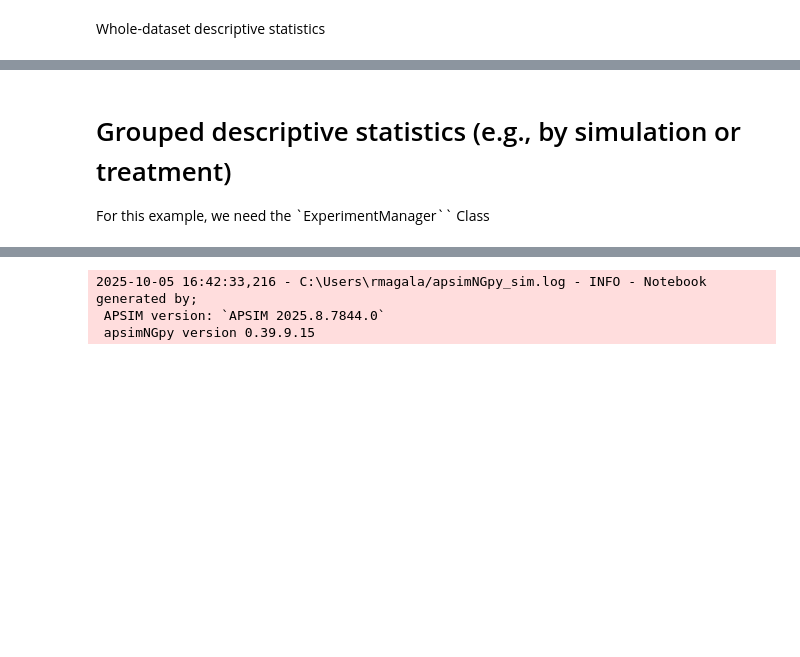
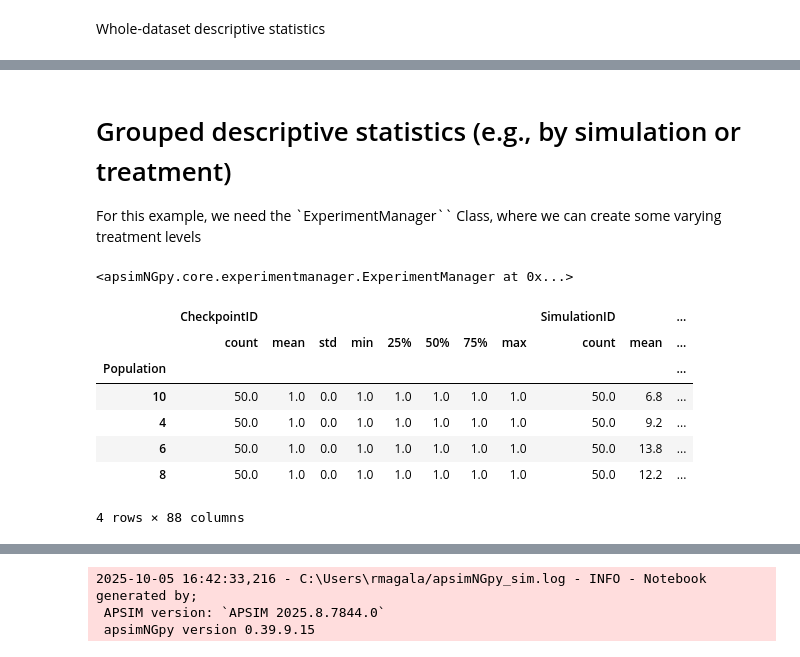
Before and after one commit to MAGALA-RICHARD/apsimNGpy, a Jupyter notebook: apsimNGpy/example_jupiter_notebooks/descriptive_stats.ipynb, the cells around one changed output, grey strips where cells are left out. Saved outputs shown, nothing was run; the diff lists cells and outputs as text; code cells hidden in the pictures; blank space fills up the shorter version.

Commit message:
examples

```diff
--- a/apsimNGpy/example_jupiter_notebooks/descriptive_stats.ipynb
+++ b/apsimNGpy/example_jupiter_notebooks/descriptive_stats.ipynb
@@ -69,4 +69,4 @@ summary.round(3)
 | Maize.Total.Wt | 10.0 | 1340.837 | 601.857 | 44.887 | 204.109 | 929.621 | 1463.579 | 1719.794 | 2124.740 |
 # %% [markdown]
 # Grouped descriptive statistics (e.g., by simulation or treatment)
-For this example, we need the `ExperimentManager`` Class
+For this example, we need the `ExperimentManager`` Class, where we can create some varying treatment levels
@@ -72,0 +84,21 @@ For this example, we need the `ExperimentManager`` Class
+# %%
+# run the model
+experiment.run()
+# %% [output]
+<apsimNGpy.core.experimentmanager.ExperimentManager at 0x...>
+# %%
+# Pick one or more grouping columns that exist in your Report table
+df = experiment.get_simulated_output('Report')
+df.sort_values(by =['Amount', 'Population'], inplace=True, ascending=True)
+possible_groups = ['Population', 'Amount']
+# describe stats by Population density
+df.groupby('Population').describe()
+# %% [output]
+|  | CheckpointID |  |  |  |  |  |  |  | SimulationID |  | ... |
+|  | count | mean | std | min | 25% | 50% | 75% | max | count | mean | ... |
+| Population |  |  |  |  |  |  |  |  |  |  | ... |
+| 10 | 50.0 | 1.0 | 0.0 | 1.0 | 1.0 | 1.0 | 1.0 | 1.0 | 50.0 | 6.8 | ... |
+| 4 | 50.0 | 1.0 | 0.0 | 1.0 | 1.0 | 1.0 | 1.0 | 1.0 | 50.0 | 9.2 | ... |
+| 6 | 50.0 | 1.0 | 0.0 | 1.0 | 1.0 | 1.0 | 1.0 | 1.0 | 50.0 | 13.8 | ... |
+| 8 | 50.0 | 1.0 | 0.0 | 1.0 | 1.0 | 1.0 | 1.0 | 1.0 | 50.0 | 12.2 | ... |
+4 rows × 88 columns
```
Also changed, not shown: parts of 7 cells of this notebook.
